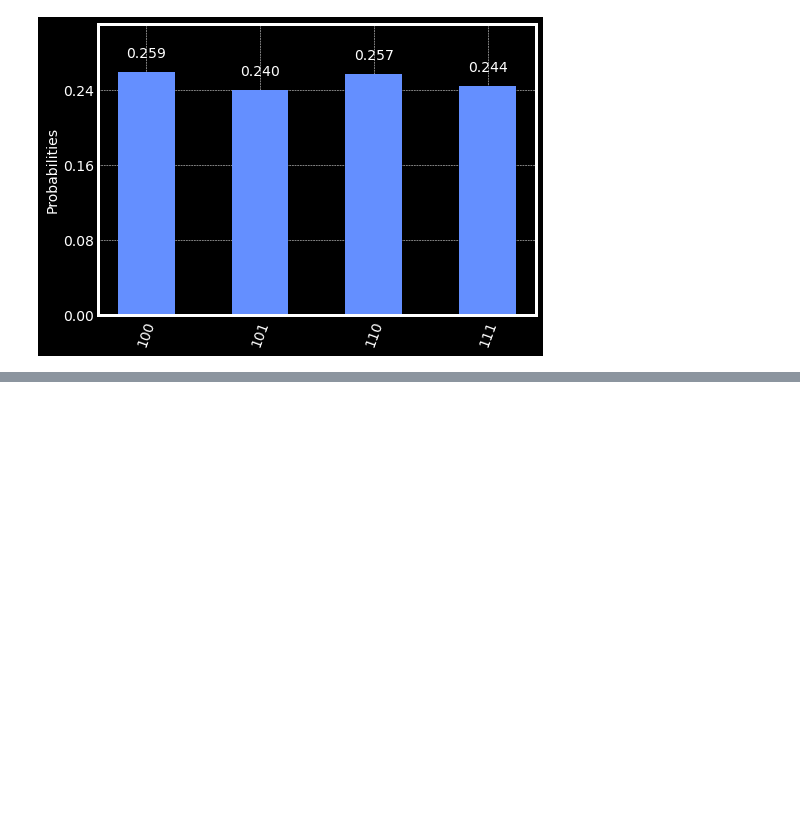
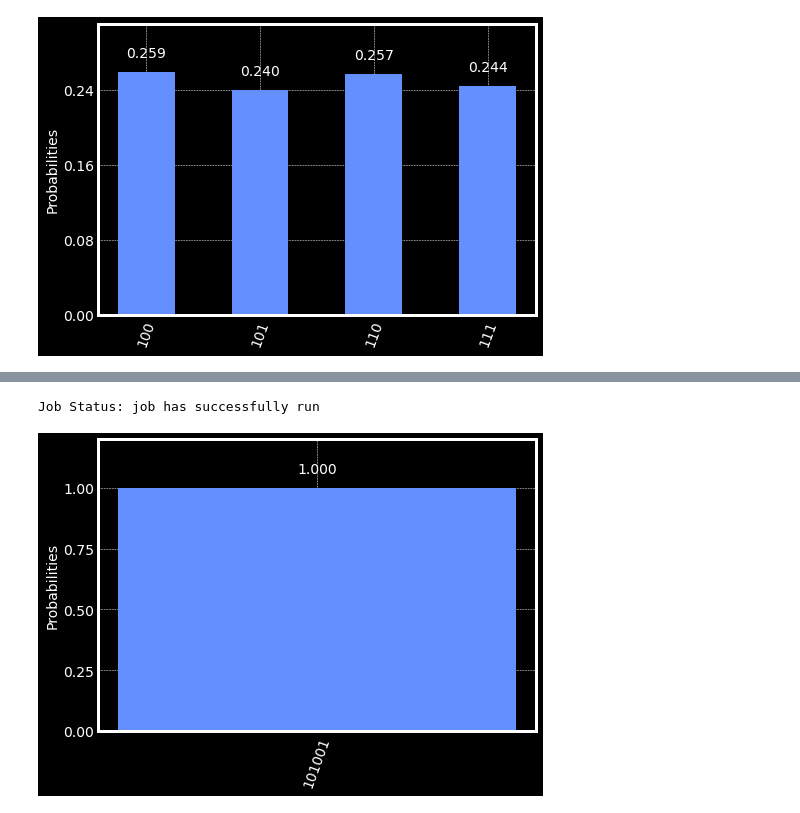
Before and after one commit to davidxcohen/quantum, a Jupyter notebook: qiskit/QisKit_try.ipynb, the cells around one changed output, grey strips where cells are left out. Drawn from its saved outputs; the diff is of its cells as text; code cells hidden in the pictures; blank space fills up the shorter version.

```diff
--- a/qiskit/QisKit_try.ipynb
+++ b/qiskit/QisKit_try.ipynb
@@ -209,0 +263,10 @@ plot_histogram(counts)
+# %%
+provider = IBMQ.get_provider('ibm-q')
+qcomp = provider.get_backend('ibmq_qasm_simulator') # probably a simulator rather than real quantum computer
+job = qiskit.execute(circuit, backend=qcomp)
+job_monitor(job)
+result = job.result()
+plot_histogram(result.get_counts(circuit))
+# %% [output]
+Job Status: job has successfully run
+[figure, added]
```
Also changed, not shown: parts of 16 cells of this notebook.
